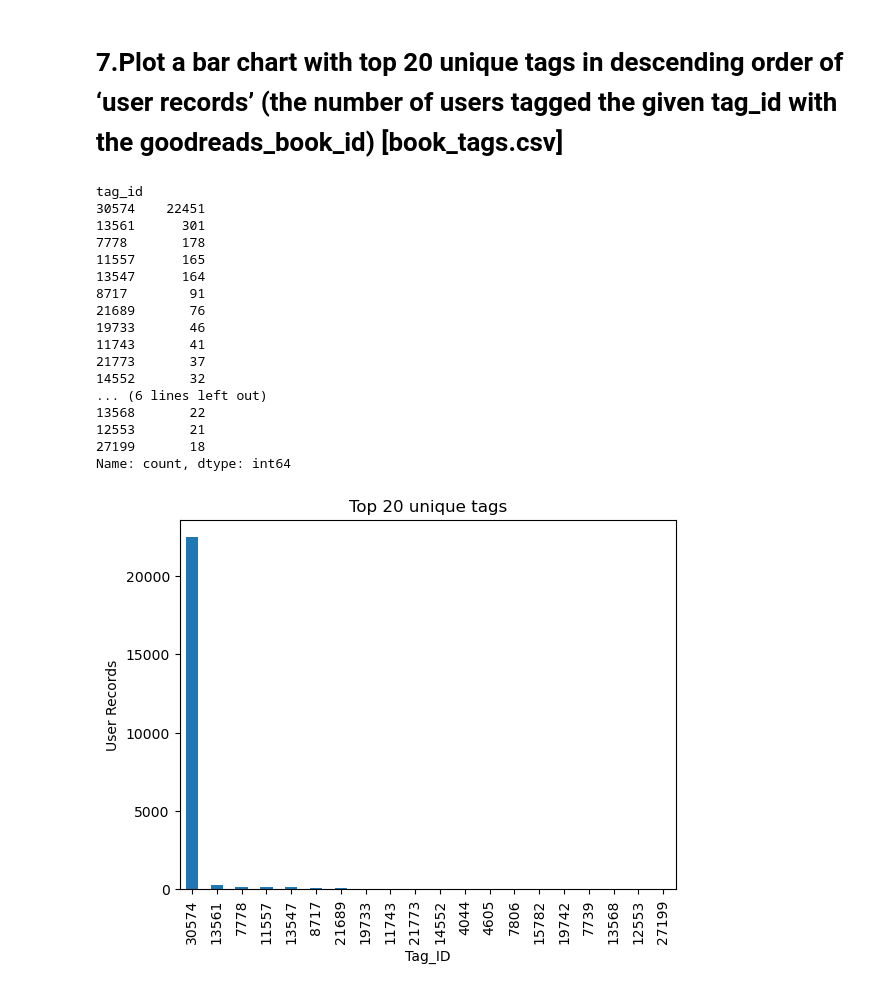
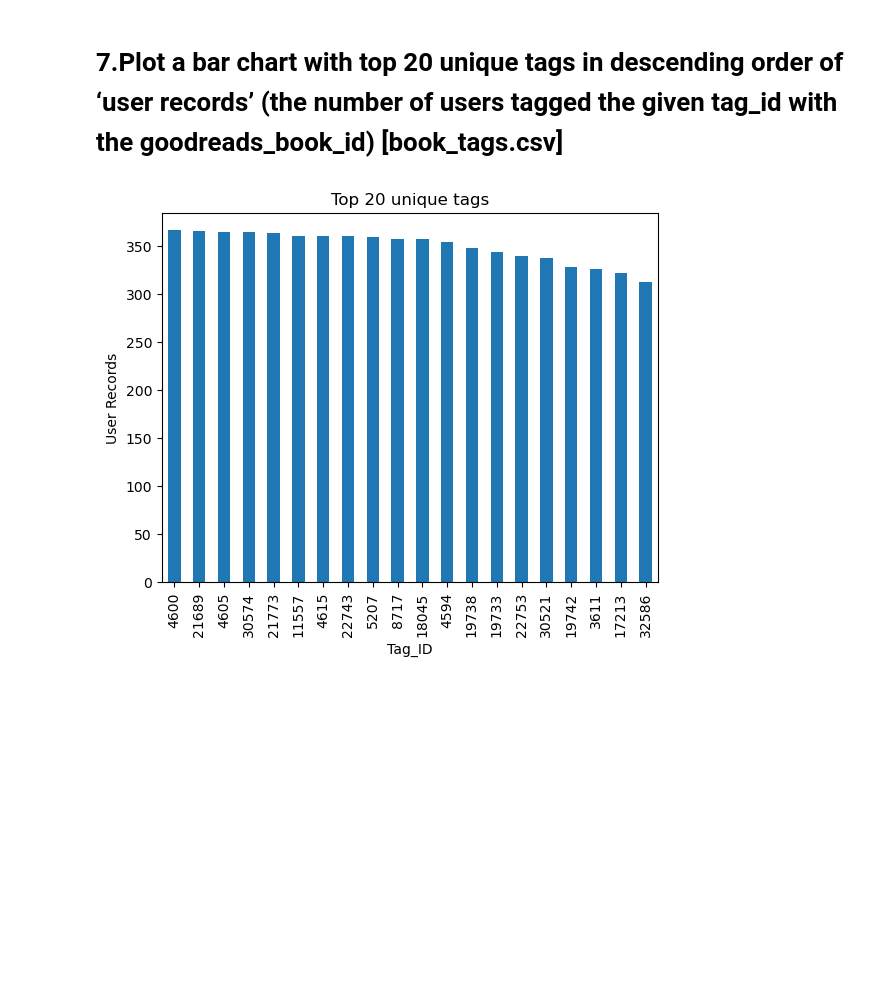
Before and after one commit to PISARATHARAK/randomwalk-ds-assessment-level3, a Jupyter notebook: PeninsularAssignment.ipynb, the cells around one changed output. Saved outputs shown, nothing was run; the diff lists cells and outputs as text; code cells hidden in the pictures; blank space fills up the shorter version.

```diff
--- a/PeninsularAssignment.ipynb
+++ b/PeninsularAssignment.ipynb
@@ -46,12 +46,11 @@ df1_books=df_books.dropna(subset=['original_title'])
 print(df1_books.shape)
 
 #After removing null values from 3 datsets
-df1_book_tags=df_book_tags[df_book_tags['goodreads_book_id'].isin(df1_books['book_id'])]
-df1_book_tags
 
+goodReadIds=df_books[df_books['original_title'].isnull()].goodreads_book_id
+df1_book_tags=df_book_tags[~df_book_tags['goodreads_book_id'].isin(goodReadIds)]
 df1_ratings=df_ratings[df_ratings['book_id'].isin(df1_books['book_id'])]
 df1_ratings
-
 unique_ids=len(pd.unique(df1_books['book_id']))
 print(unique_ids,"Unique Books are present in Books.csv file")
 # %% [output]
@@ -114,34 +113,17 @@ The number of tags given by users are: 24348
 # %% [markdown]
 # 7.Plot a bar chart with top 20 unique tags in descending order of ‘user records’ (the number of users tagged the given tag_id with the goodreads_book_id) [book_tags.csv]
 # %%
-unique_tags=df1_book_tags.groupby('tag_id')['count'].sum()
+unique_tags=df1_book_tags.groupby('tag_id')['goodreads_book_id'].nunique()
 
-unique_tags=unique_tags.sort_values(ascending=False)
+
 #So we need to only top 20 so we have already sorted in descending order we cam top 2o using head(20)
-top_20_tags=unique_tags.head(20)
+top_tags = unique_tags.sort_values(ascending=False).head(20)
 
-print(top_20_tags)
-top_20_tags.plot(kind='bar')
+
+top_tags.plot(kind='bar')
 plt.xlabel('Tag_ID')
 plt.ylabel('User Records')
 plt.title("Top 20 unique tags")
 plt.show()
 # %% [output]
-tag_id
-30574    22451
-13561      301
-7778       178
-11557      165
-13547      164
-8717        91
-21689       76
-19733       46
-11743       41
-21773       37
-14552       32
-... (6 lines left out)
-13568       22
-12553       21
-27199       18
-Name: count, dtype: int64
-[figure, old version]
+[figure, new version]
```
Also changed, not shown: parts of 3 cells of this notebook.
